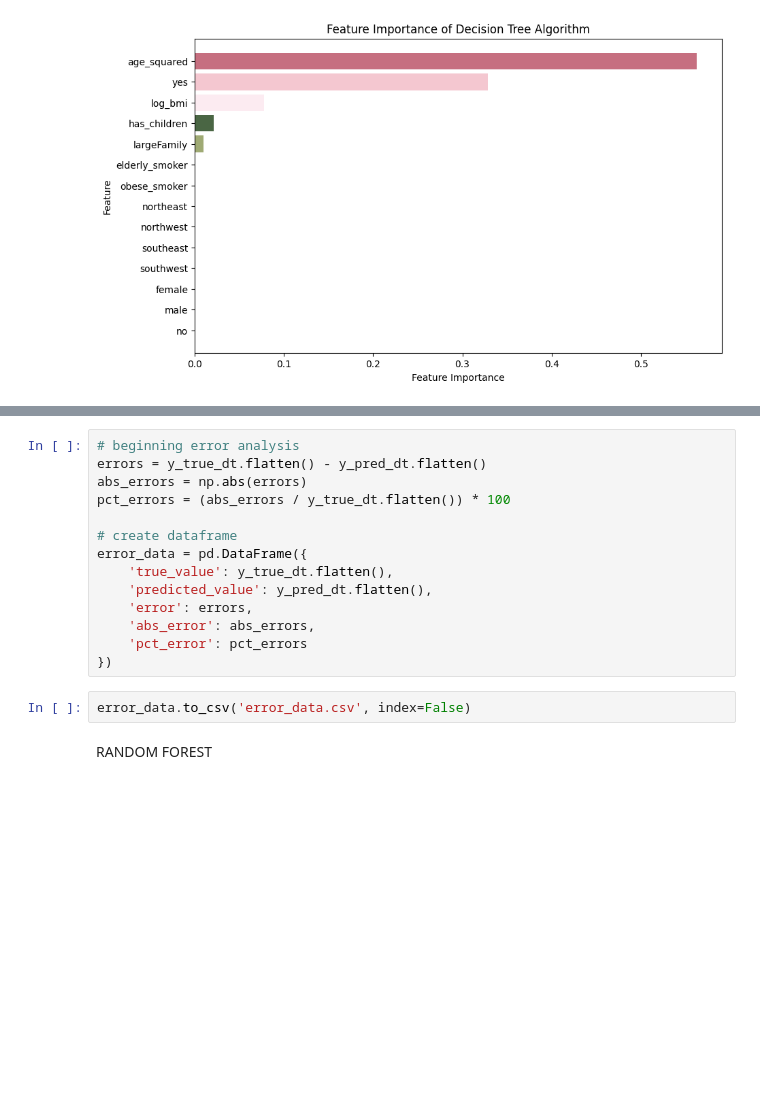
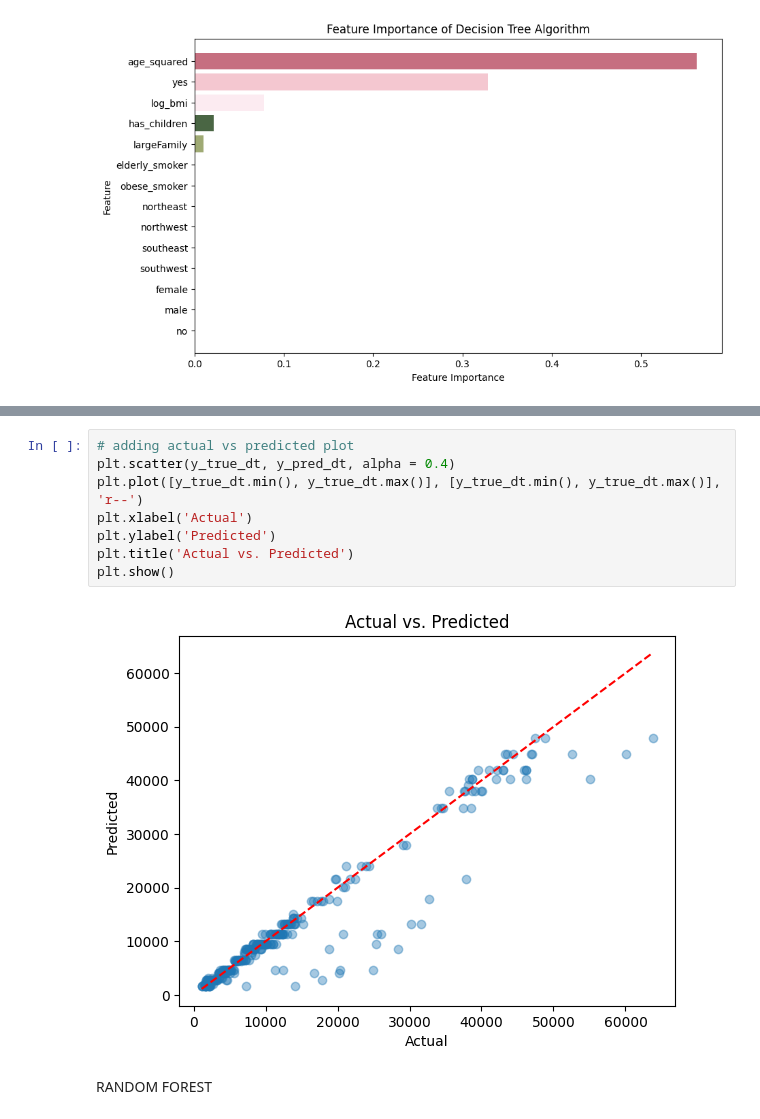
Before and after one commit to Mikayla-ds2/insurance_ml, a Jupyter notebook: model.ipynb, the cells around one changed output, grey strips where cells are left out. Cells and saved outputs as stored; diff of their text form; blank space fills up the shorter version.

Commit message:
last minute changes - added miniscule amount of error analysis & actual vs. predicted graphs.

```diff
--- a/model.ipynb
+++ b/model.ipynb
@@ -384,22 +406,16 @@ plt.title('Residual Plot of Decision Tree Algorithm')
 plt.show()
 # %% [output]
 [figure]
-# %%
-# beginning error analysis
-errors = y_true_dt.flatten() - y_pred_dt.flatten()
-abs_errors = np.abs(errors)
-pct_errors = (abs_errors / y_true_dt.flatten()) * 100
-
-# create dataframe
-error_data = pd.DataFrame({
-    'true_value': y_true_dt.flatten(),
-    'predicted_value': y_pred_dt.flatten(),
-    'error': errors,
-    'abs_error': abs_errors,
-    'pct_error': pct_errors
-})
-# %%
-error_data.to_csv('error_data.csv', index=False)
+# %%
+# adding actual vs predicted plot
+plt.scatter(y_true_dt, y_pred_dt, alpha = 0.4)
+plt.plot([y_true_dt.min(), y_true_dt.max()], [y_true_dt.min(), y_true_dt.max()], 'r--')
+plt.xlabel('Actual')
+plt.ylabel('Predicted')
+plt.title('Actual vs. Predicted')
+plt.show()
+# %% [output]
+[figure, added]
 # %% [markdown]
 RANDOM FOREST
 # %%
```
Also changed, not shown: parts of 13 cells of this notebook.
